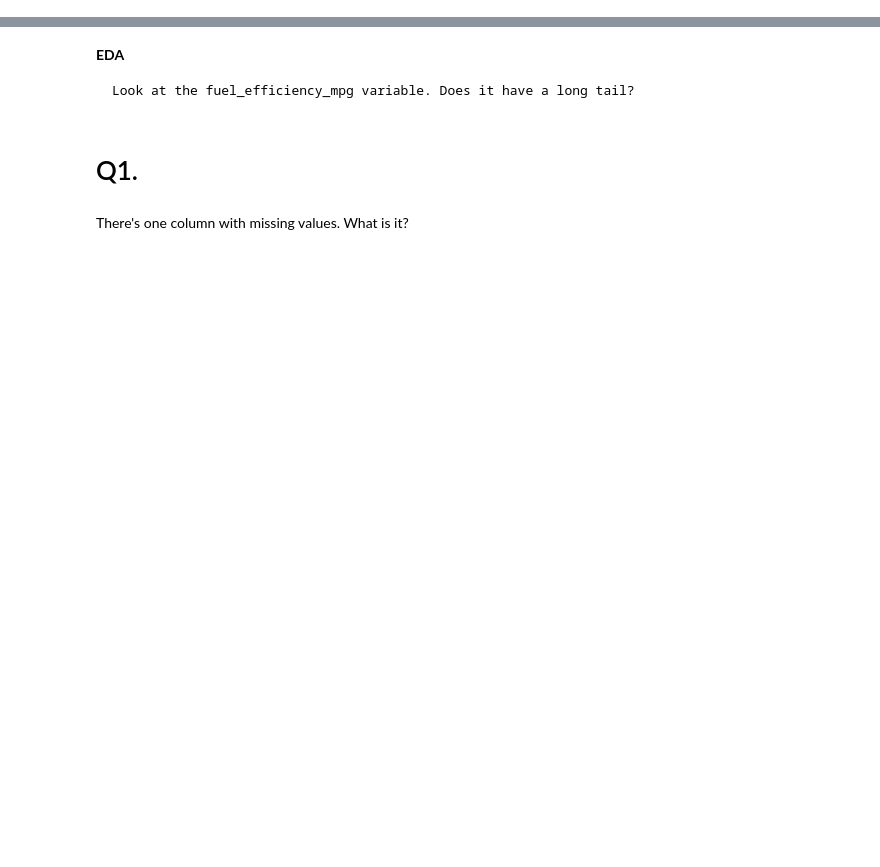
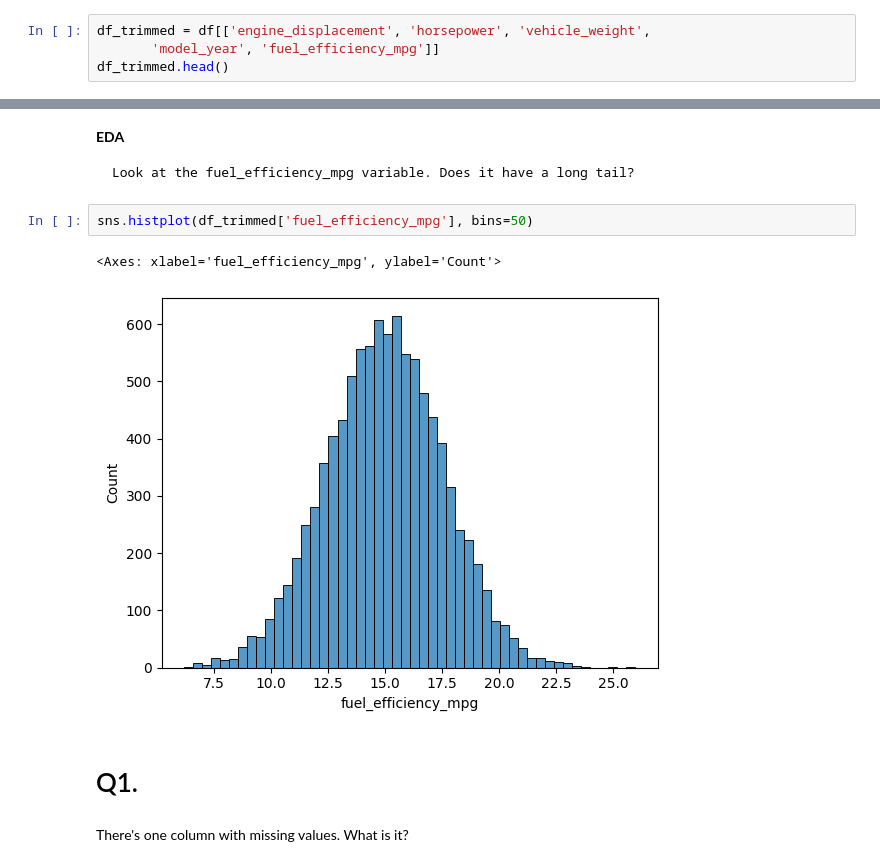
Before and after one commit to mattdh12/machine-learning-zoomcamp-homework, a Jupyter notebook: 02-regression/homework.ipynb, the cells around one changed output, grey strips where cells are left out. Drawn from its saved outputs; the diff is of its cells as text; blank space fills up the shorter version.

```diff
--- a/02-regression/homework.ipynb
+++ b/02-regression/homework.ipynb
@@ -24,0 +36,4 @@ Use only the following columns:
+# %%
+df_trimmed = df[['engine_displacement', 'horsepower', 'vehicle_weight',
+       'model_year', 'fuel_efficiency_mpg']]
+df_trimmed.head()
@@ -26,6 +48,11 @@ Use only the following columns:
 **EDA**
 
     Look at the fuel_efficiency_mpg variable. Does it have a long tail?
+# %%
+sns.histplot(df_trimmed['fuel_efficiency_mpg'], bins=50)
+# %% [output]
+<Axes: xlabel='fuel_efficiency_mpg', ylabel='Count'>
+[figure, added]
 # %% [markdown]
 # Q1.
 # %% [markdown]
```
Also changed, not shown: parts of 34 cells of this notebook.
